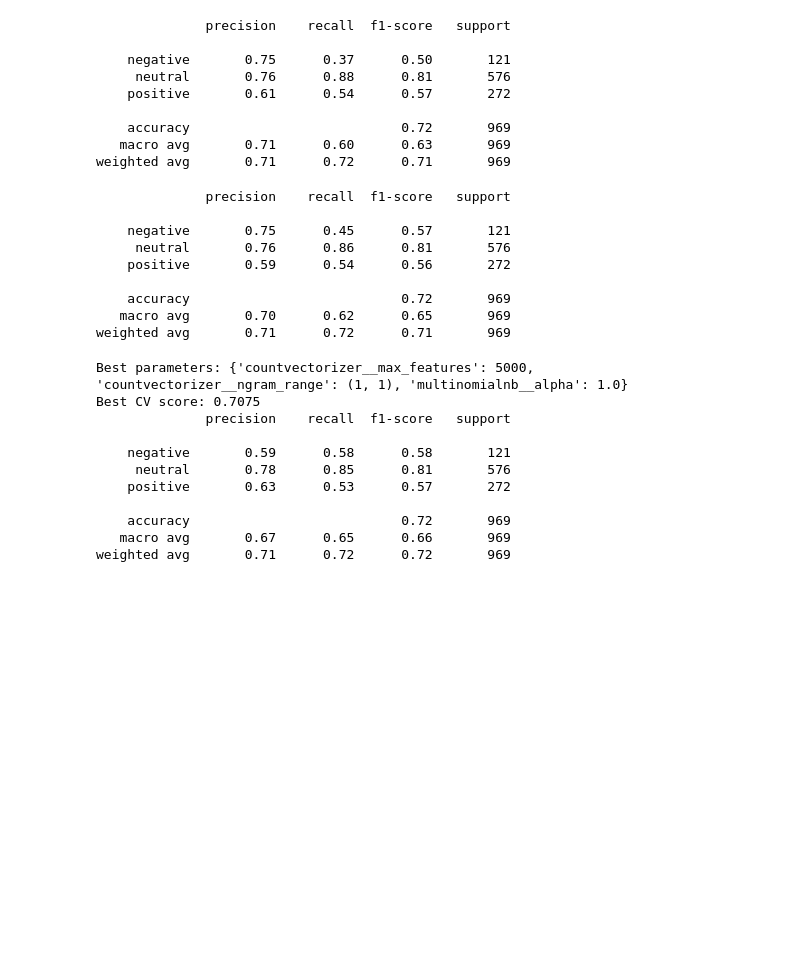
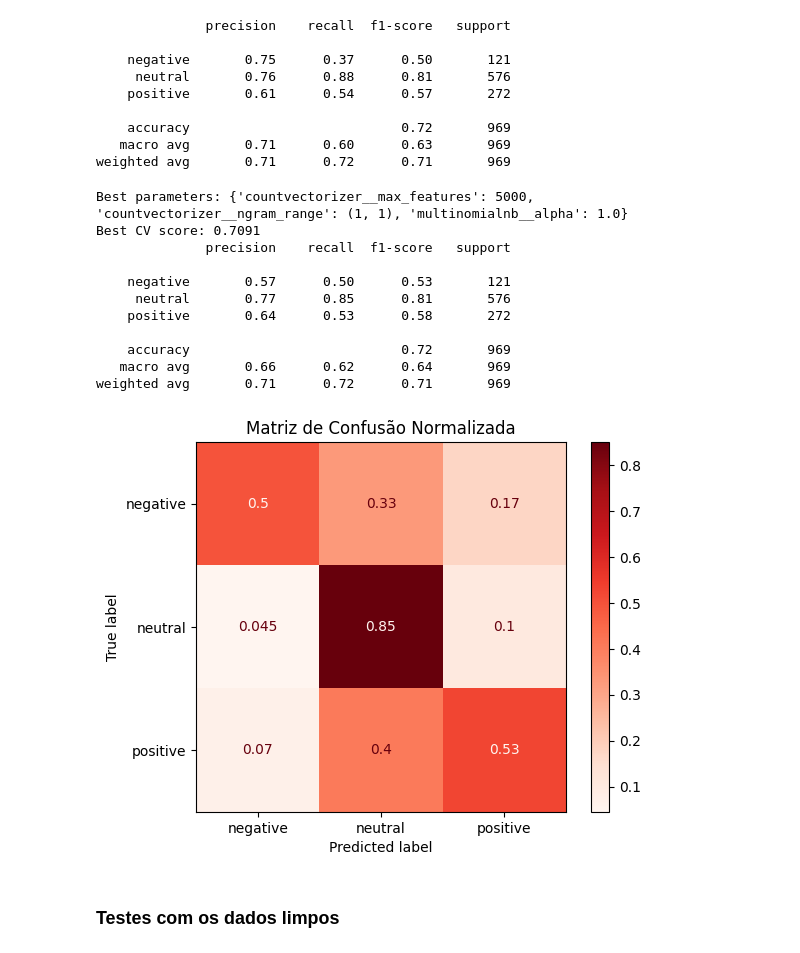
Before and after one commit to santluan/tcc-mba-usp, a Jupyter notebook: nb_financial_sentences_ptbr.ipynb, the cells around one changed output. Cells and saved outputs as stored; diff of their text form; code cells hidden in the pictures; blank space fills up the shorter version.

```diff
--- a/nb_financial_sentences_ptbr.ipynb
+++ b/nb_financial_sentences_ptbr.ipynb
@@ -134,6 +136,8 @@ np.random.seed(42)
 # %%
+# dados crus (raw data)
+
 x = df['text_pt']
-y = df['y']
+y = df['sentiment']
 
 x_train, x_test, y_train, y_test = train_test_split(x, y, test_size=0.2, random_state=42, stratify=y)
 
@@ -153,25 +157,6 @@ print(classification_report(y_test, y_pred))
     accuracy                           0.72       969
    macro avg       0.71      0.60      0.63       969
 weighted avg       0.71      0.72      0.71       969
-# %%
-stopwords_pt = stopwords.words('portuguese')
-
-model = make_pipeline(CountVectorizer(stop_words=stopwords_pt), MultinomialNB())
-model.fit(x_train, y_train)
-
-y_pred = model.predict(x_test)
-
-print(classification_report(y_test, y_pred))
-# %% [output]
-              precision    recall  f1-score   support
-
-    negative       0.75      0.45      0.57       121
-     neutral       0.76      0.86      0.81       576
-    positive       0.59      0.54      0.56       272
-
-    accuracy                           0.72       969
-   macro avg       0.70      0.62      0.65       969
-weighted avg       0.71      0.72      0.71       969
 # %%
 param_grid = {
     'countvectorizer__max_features': [1000, 2000, 5000],
@@ -190,13 +175,30 @@ y_pred_grid = grid_search.predict(x_test)
 print(classification_report(y_test, y_pred_grid))
 # %% [output]
 Best parameters: {'countvectorizer__max_features': 5000, 'countvectorizer__ngram_range': (1, 1), 'multinomialnb__alpha': 1.0}
-Best CV score: 0.7075
+Best CV score: 0.7091
               precision    recall  f1-score   support
 
-    negative       0.59      0.58      0.58       121
-     neutral       0.78      0.85      0.81       576
-    positive       0.63      0.53      0.57       272
+    negative       0.57      0.50      0.53       121
+     neutral       0.77      0.85      0.81       576
+    positive       0.64      0.53      0.58       272
 
     accuracy                           0.72       969
-   macro avg       0.67      0.65      0.66       969
-weighted avg       0.71      0.72      0.72       969
+   macro avg       0.66      0.62      0.64       969
+weighted avg       0.71      0.72      0.71       969
+# %%
+disp = ConfusionMatrixDisplay.from_estimator(
+    grid_search,
+    x_test,
+    y_test,
+    display_labels=grid_search.classes_,
+    cmap=plt.cm.Reds,
+    normalize='true'
+)
+
+disp.ax_.set_title("Matriz de Confusão Normalizada")
+
+plt.show()
+# %% [output]
+[figure, added]
+# %% [markdown]
+### Testes com os dados limpos
```
Also changed, not shown: parts of 5 cells of this notebook.
